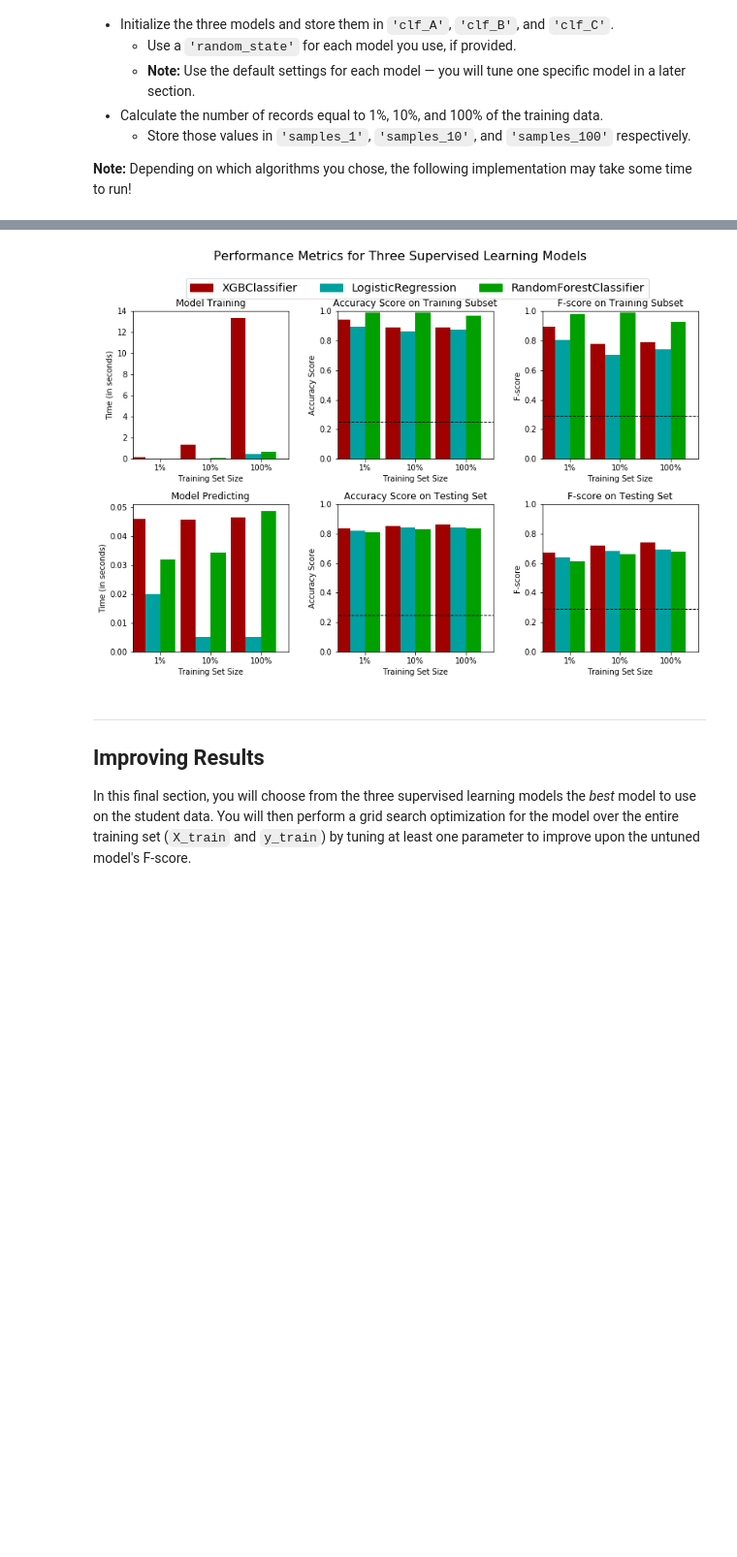
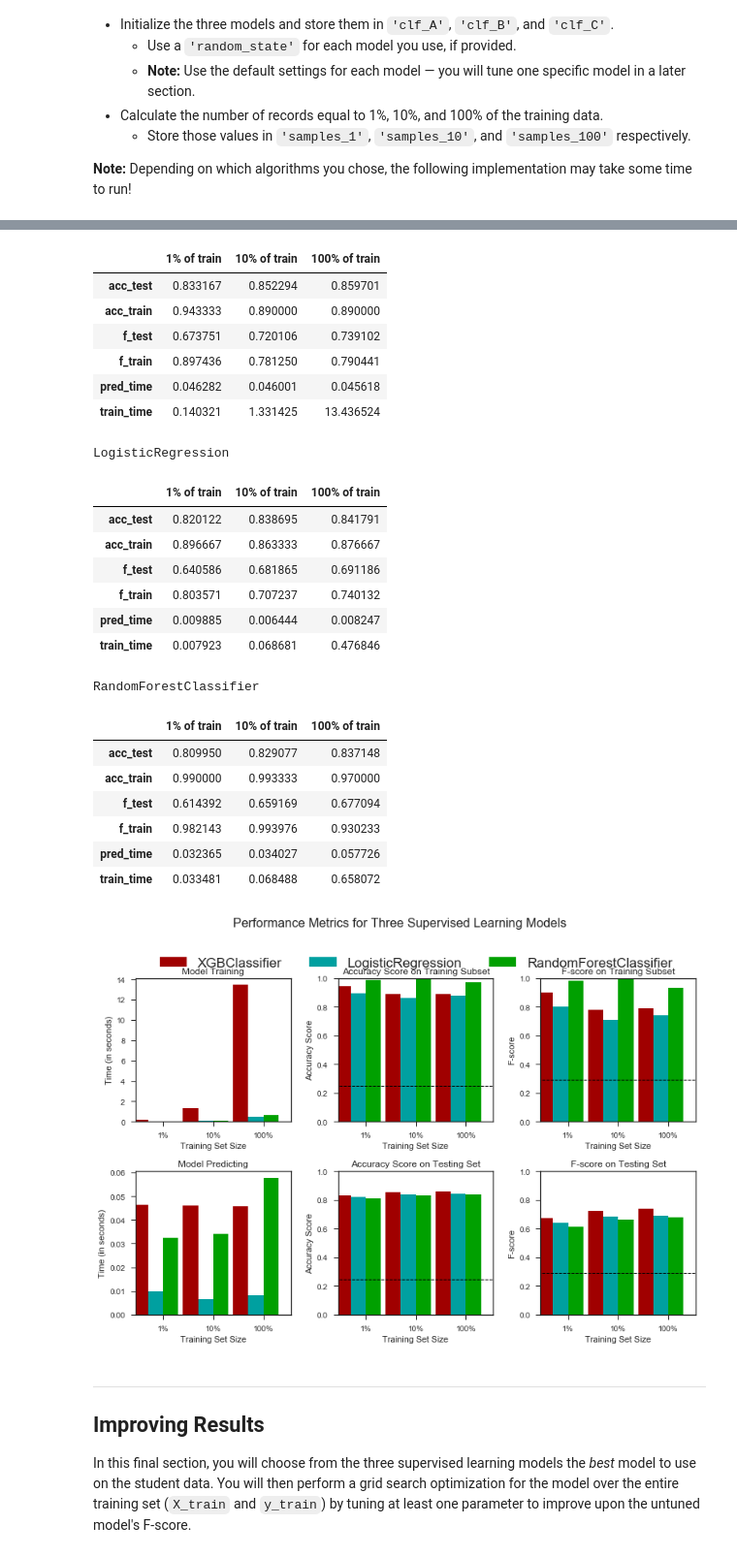
Before and after one commit to AlishaOne/finding_donors, a Jupyter notebook: finding_donors.ipynb, the cells around one changed output, grey strips where cells are left out. Shown at 97% size. Saved outputs shown, nothing was run; the diff lists cells and outputs as text; code cells hidden in the pictures; blank space fills up the shorter version.

```diff
--- a/finding_donors.ipynb
+++ b/finding_donors.ipynb
@@ -160,7 +170,11 @@ Additionally, as with the non-numeric features, we need to convert the non-numer
 features_final = pd.get_dummies(features_log_minmax_transform)
 
 # TODO: Encode the 'income_raw' data to numerical values
-income = data.income.apply(lambda x:1 if x == '>50K' else 0)
+#income = data.income.apply(lambda x:1 if x == '>50K' else 0)
+#LabelEncoder suitable for a large categorical range of values
+from sklearn.preprocessing import LabelEncoder
+le = LabelEncoder()
+income = le.fit_transform(income_raw)
 
 # Print the number of features after one-hot encoding
 encoded = list(features_final.columns)
@@ -234,7 +248,7 @@ For classification problems that are skewed in their classification distribution
 # %%
 TP = np.sum(income) # Counting the ones as this is the naive case. Note that 'income' is the 'income_raw' data
 #encoded to numerical values done in the data preprocessing step.
-FP = income.count() - TP # Specific to the naive case
+FP = len(income) - TP # Specific to the naive case
 
 TN = 0 # No predicted negatives in the naive case
 FN = 0 # No predicted negatives in the naive case
@@ -425,6 +440,11 @@ for clf in [clf_A, clf_B, clf_C]:
     for i, samples in enumerate([samples_1, samples_10, samples_100]):
         results[clf_name][i] = train_predict(clf, samples, X_train, y_train, X_test, y_test)
 
+#Check results in a dataframe (from Reviewer's notes)
+for i in results.items():
+    print
+    print i[0]
+    display(pd.DataFrame(i[1]).rename(columns={0:'1% of train', 1:'10% of train', 2:'100% of train'}))
 # Run metrics visualization for the three supervised learning models chosen
 vs.evaluate(results, accuracy, fscore)
 # %% [output]
@@ -440,4 +462,27 @@ XGBClassifier trained on 36177 samples.
+|  | 1% of train | 10% of train | 100% of train |
+| acc_test | 0.833167 | 0.852294 | 0.859701 |
+| acc_train | 0.943333 | 0.890000 | 0.890000 |
+| f_test | 0.673751 | 0.720106 | 0.739102 |
+| f_train | 0.897436 | 0.781250 | 0.790441 |
+| pred_time | 0.046282 | 0.046001 | 0.045618 |
+| train_time | 0.140321 | 1.331425 | 13.436524 |
+LogisticRegression
+|  | 1% of train | 10% of train | 100% of train |
+| acc_test | 0.820122 | 0.838695 | 0.841791 |
+| acc_train | 0.896667 | 0.863333 | 0.876667 |
+| f_test | 0.640586 | 0.681865 | 0.691186 |
+| f_train | 0.803571 | 0.707237 | 0.740132 |
+| pred_time | 0.009885 | 0.006444 | 0.008247 |
+| train_time | 0.007923 | 0.068681 | 0.476846 |
+RandomForestClassifier
+|  | 1% of train | 10% of train | 100% of train |
+| acc_test | 0.809950 | 0.829077 | 0.837148 |
+| acc_train | 0.990000 | 0.993333 | 0.970000 |
+| f_test | 0.614392 | 0.659169 | 0.677094 |
+| f_train | 0.982143 | 0.993976 | 0.930233 |
+| pred_time | 0.032365 | 0.034027 | 0.057726 |
+| train_time | 0.033481 | 0.068488 | 0.658072 |
-[figure, old version]
+[figure, new version]
 # %% [markdown]
 ----
 ## Improving Results
```
Also changed, not shown: parts of 12 cells of this notebook, 1 other file.
